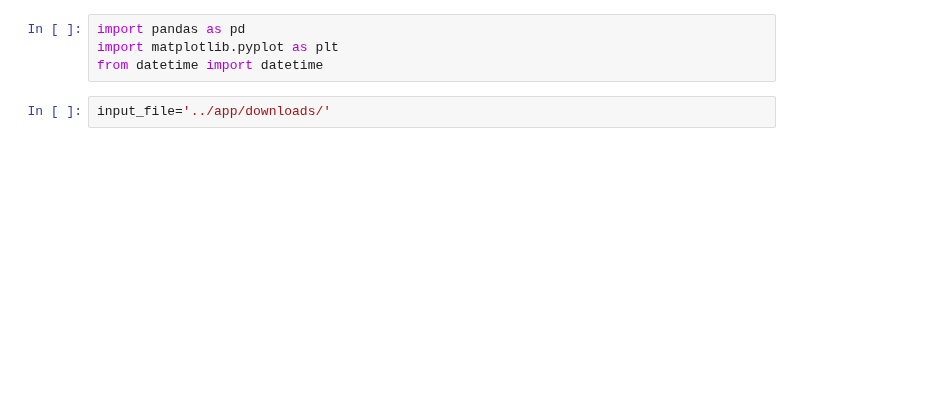
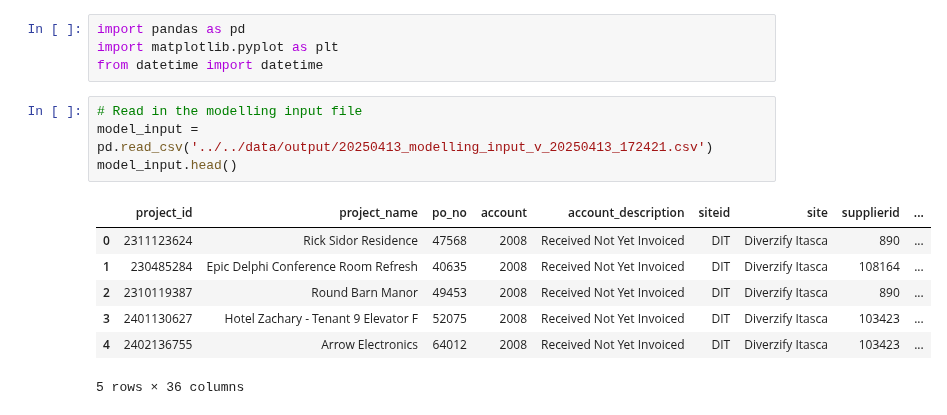
Before and after one commit to Zhuwaki/diverzify_freight_analysis, a Jupyter notebook: notebooks/nigel/nigel_13042025_reporting_v1200.ipynb, the cells around one changed output. Saved outputs shown, nothing was run; the diff lists cells and outputs as text; blank space fills up the shorter version.

```diff
--- a/notebooks/nigel/nigel_13042025_reporting_v1200.ipynb
+++ b/notebooks/nigel/nigel_13042025_reporting_v1200.ipynb
@@ -2,6 +2,16 @@
 import pandas as pd
 import matplotlib.pyplot as plt
 from datetime import datetime
-# %%
-input_file='../app/downloads/'
+# %%
+# Read in the modelling input file
+model_input = pd.read_csv('../../data/output/20250413_modelling_input_v_20250413_172421.csv')
+model_input.head()
+# %% [output]
+|  | project_id | project_name | po_no | account | account_description | siteid | site | supplierid | ... |
+| 0 | 2311123624 | Rick Sidor Residence | 47568 | 2008 | Received Not Yet Invoiced | DIT | Diverzify Itasca | 890 | ... |
+| 1 | 230485284 | Epic Delphi Conference Room Refresh | 40635 | 2008 | Received Not Yet Invoiced | DIT | Diverzify Itasca | 108164 | ... |
+| 2 | 2310119387 | Round Barn Manor | 49453 | 2008 | Received Not Yet Invoiced | DIT | Diverzify Itasca | 890 | ... |
+| 3 | 2401130627 | Hotel Zachary - Tenant 9 Elevator F | 52075 | 2008 | Received Not Yet Invoiced | DIT | Diverzify Itasca | 103423 | ... |
+| 4 | 2402136755 | Arrow Electronics | 64012 | 2008 | Received Not Yet Invoiced | DIT | Diverzify Itasca | 103423 | ... |
+5 rows × 36 columns
 # %%
```
Also changed, not shown: parts of 11 cells of this notebook, 4 other files.
